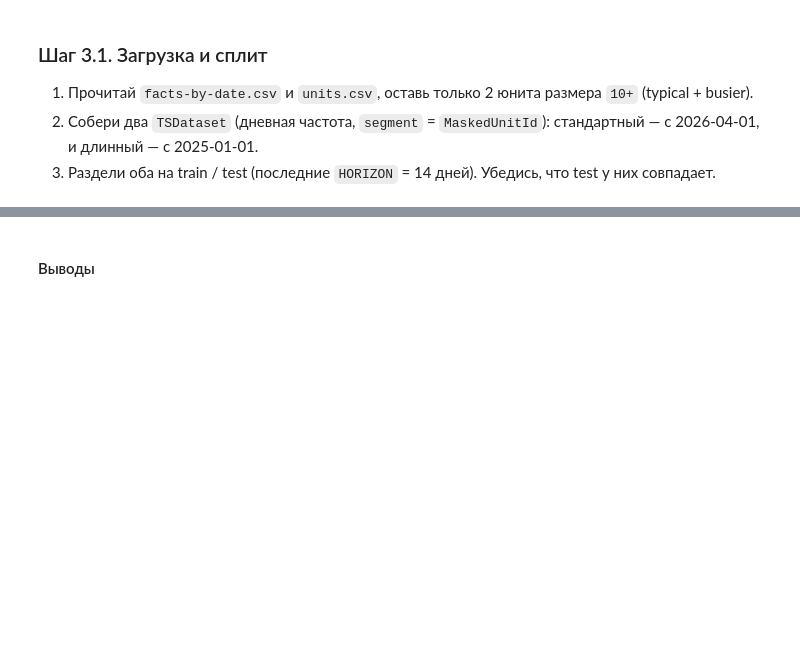
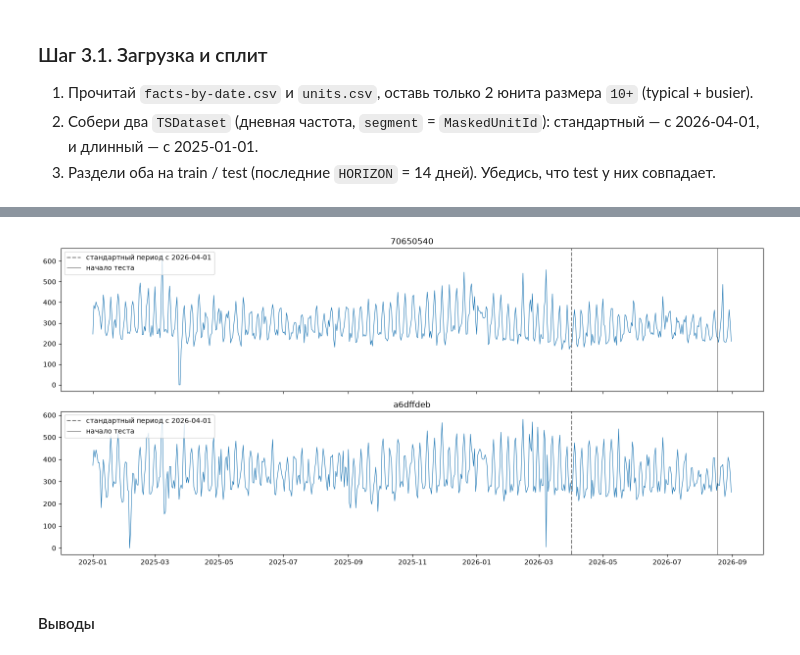
Before and after one commit to skv-analyst/study-etna, a Jupyter notebook: weeks/week-02-advanced-models/ch08-CatBoost.ipynb, the cells around one changed output, grey strips where cells are left out. Drawn from its saved outputs; the diff is of its cells as text; code cells hidden in the pictures; blank space fills up the shorter version.

```diff
--- a/weeks/week-02-advanced-models/ch08-CatBoost.ipynb
+++ b/weeks/week-02-advanced-models/ch08-CatBoost.ipynb
@@ -1143,3 +1212,16 @@ shap_week_df.round(1)
+# %%
+# Длинная история целиком: серой линией — начало стандартного периода
+fig, axes = plt.subplots(len(units_long_ts.segments), 1, figsize=(15, 7), sharex=True)
+for ax, segment in zip(axes, units_long_ts.segments):
+    series = units_long_ts[:, segment, "target"]
+    ax.plot(series.index, series.values, linewidth=0.8)
+    ax.axvline(pd.Timestamp(STANDARD_START), color="grey", linestyle="--", label=f"стандартный период с {STANDARD_START}")
+    ax.axvline(test_units_ts.timestamps[0], color="black", linewidth=0.5, label="начало теста")
+    ax.set_title(segment)
+    ax.legend(loc="upper left")
+plt.tight_layout()
+# %% [output]
+[figure, added]
 # %% [markdown]
 #### Выводы
 # %% [markdown]
```
Also changed, not shown: parts of 40 cells of this notebook.
